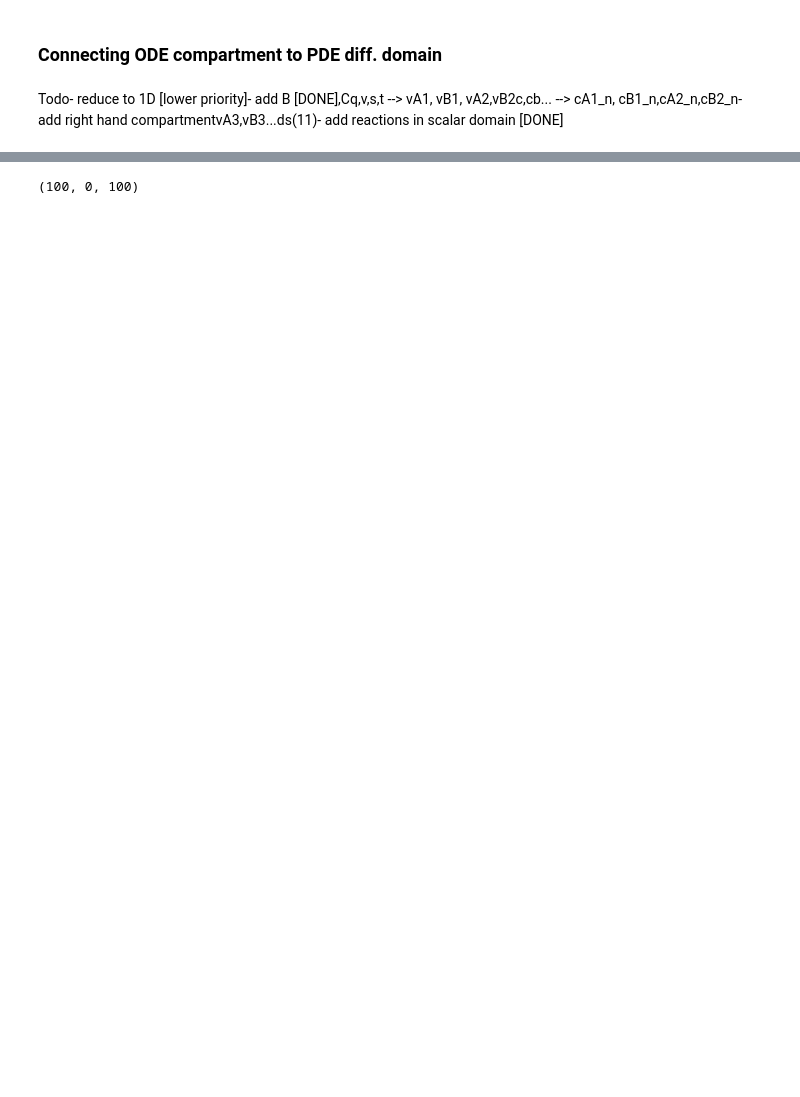
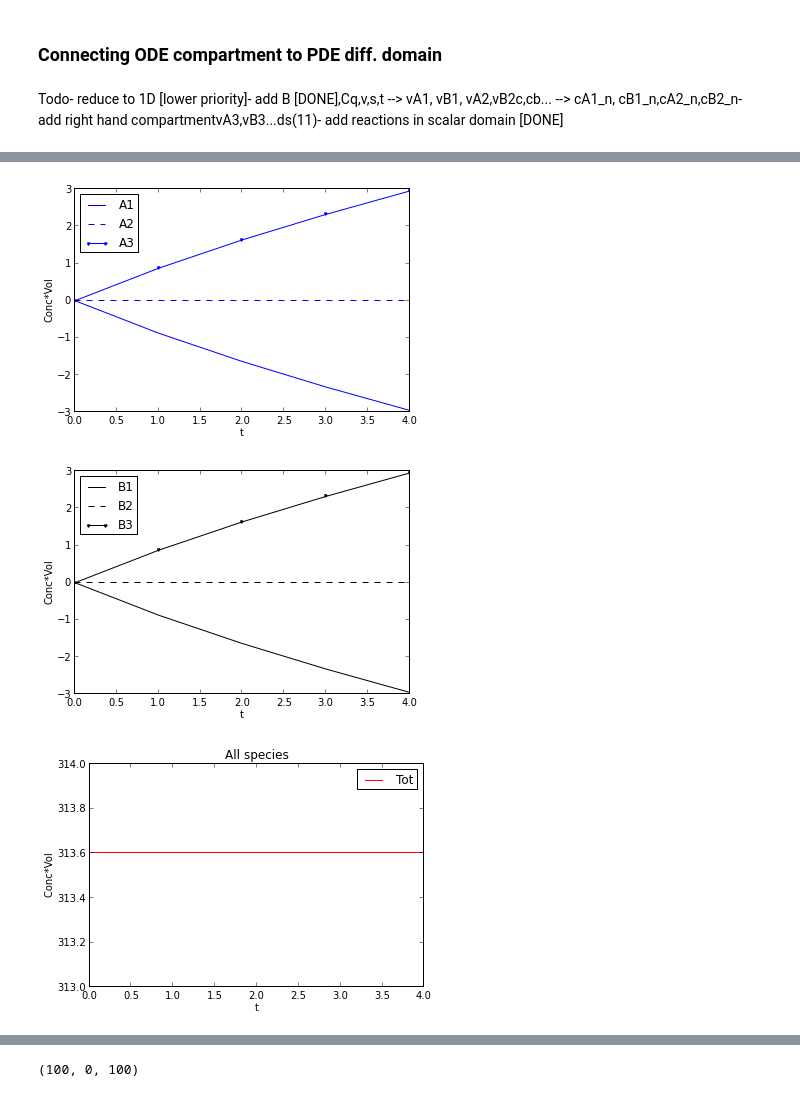
Before and after one commit to huskeypm/enzymekineticsacs, a Jupyter notebook: pdeode.ipynb, the cells around one changed output, grey strips where cells are left out. Saved outputs shown, nothing was run; the diff lists cells and outputs as text; code cells hidden in the pictures; blank space fills up the shorter version.

```diff
--- a/pdeode.ipynb
+++ b/pdeode.ipynb
@@ -16,0 +23,6 @@ plt.figure()fig, ax1 = plt.subplots()ax1.plot(ts,tots[:,0],'b',label="PDE0")#ax1
+# %%
+if 0:    tots13=test13()plotconserv(tots13)
+# %% [output]
+[figure, added]
+[figure, added]
+[figure, added]
```
Also changed, not shown: parts of 17 cells of this notebook, 1 other file.
